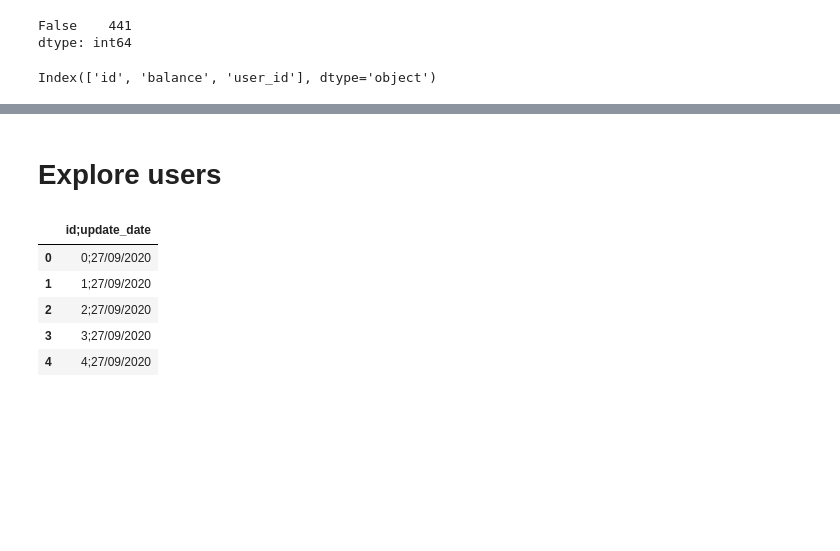
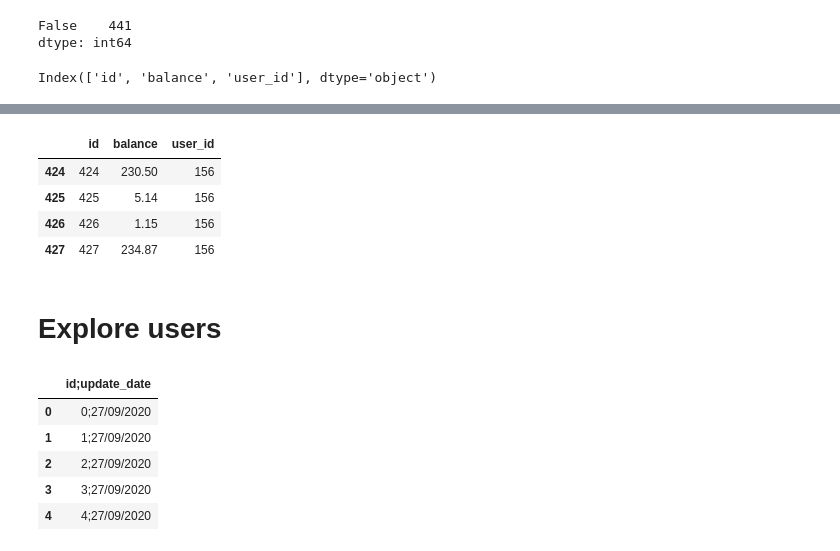
Before and after one commit to karynagogunska/mansa_test, a Jupyter notebook: datascience/notebooks/Data exploration and preparation.ipynb, the cells around one changed output, grey strips where cells are left out. Drawn from its saved outputs; the diff is of its cells as text; code cells hidden in the pictures; blank space fills up the shorter version.

```diff
--- a/datascience/notebooks/Data exploration and preparation.ipynb
+++ b/datascience/notebooks/Data exploration and preparation.ipynb
@@ -134,3 +154,11 @@ Index(['id', 'balance', 'user_id'], dtype='object')
+# %%
+accounts[accounts.user_id == 156]
+# %% [output]
+|  | id | balance | user_id |
+| 424 | 424 | 230.50 | 156 |
+| 425 | 425 | 5.14 | 156 |
+| 426 | 426 | 1.15 | 156 |
+| 427 | 427 | 234.87 | 156 |
 # %% [markdown]
 # Explore users
 # %%
```
Also changed, not shown: parts of 15 cells of this notebook.
